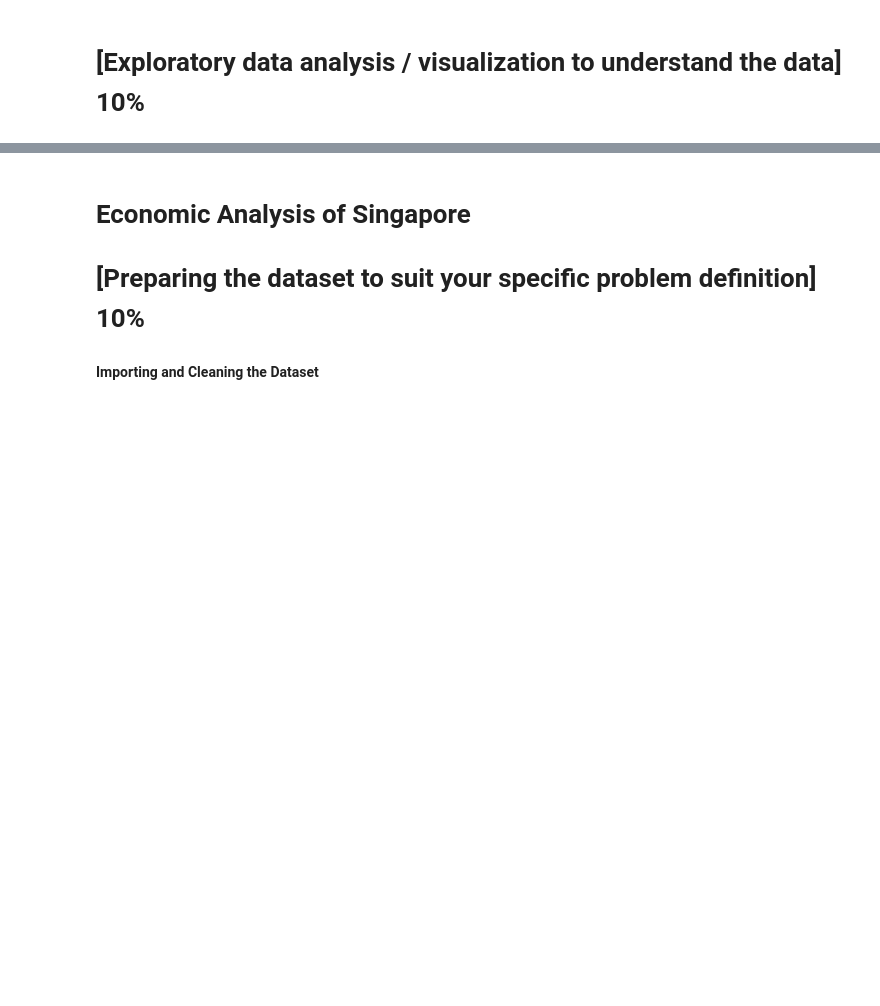
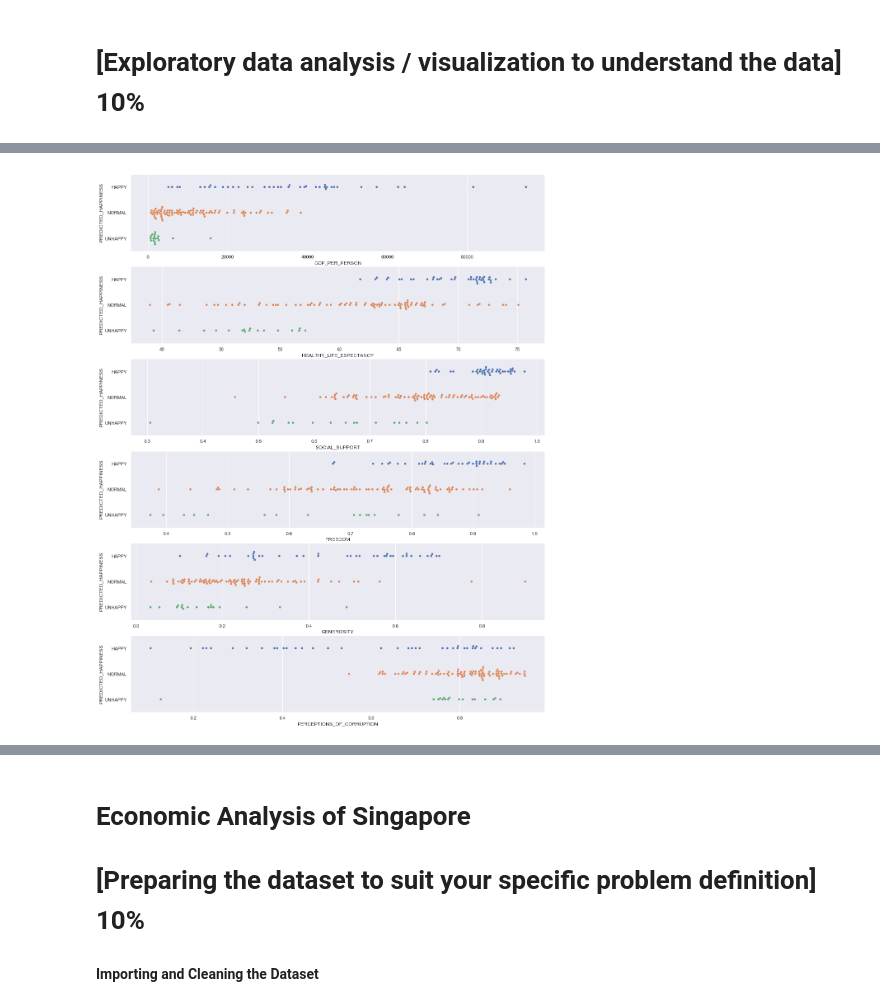
Before and after one commit to guptajay/world-happiness-report, a Jupyter notebook: CZ1015_Mini_Project.ipynb, the cells around one changed output, grey strips where cells are left out. Drawn from its saved outputs; the diff is of its cells as text; code cells hidden in the pictures; blank space fills up the shorter version.

```diff
--- a/CZ1015_Mini_Project.ipynb
+++ b/CZ1015_Mini_Project.ipynb
@@ -23,0 +103,12 @@ What things you need to run the program
+# %%
+happiness=[]
+for i in happiness_score["HAPPINESS_SCORE"]:
+    if i<4:
+        happiness.append("UNHAPPY")
+    elif 4<=i<=6:
+        happiness.append("NORMAL")
+    else:
+        happiness.append("HAPPY")
+pred_happiness= pd.DataFrame(happiness,columns=["PREDICTED_HAPPINESS"])
+pred_happiness=pd.DataFrame(pred_happiness["PREDICTED_HAPPINESS"].astype('category'))
+data=pd.concat([data,pred_happiness],axis=1)
@@ -23,0 +122,3 @@ What things you need to run the program
+# %%
+data = data.loc[:,~data.columns.duplicated()]
+data.head()
@@ -23,0 +132,9 @@ What things you need to run the program
+# %%
+predictors=["GDP_PER_PERSON","HEALTHY_LIFE_EXPECTANCY","SOCIAL_SUPPORT","FREEDOM","GENEROSITY","PERCEPTIONS_OF_CORRUPTION"]
+f,axes=plt.subplots(6,1,figsize=(18,24))
+count=0
+for var in predictors:
+    sb.swarmplot(x=var,y="PREDICTED_HAPPINESS",data=data,orient="h",ax=axes[count])
+    count+=1
+# %% [output]
+[figure, added]
```
Also changed, not shown: parts of 26 cells of this notebook, 4 other files.
